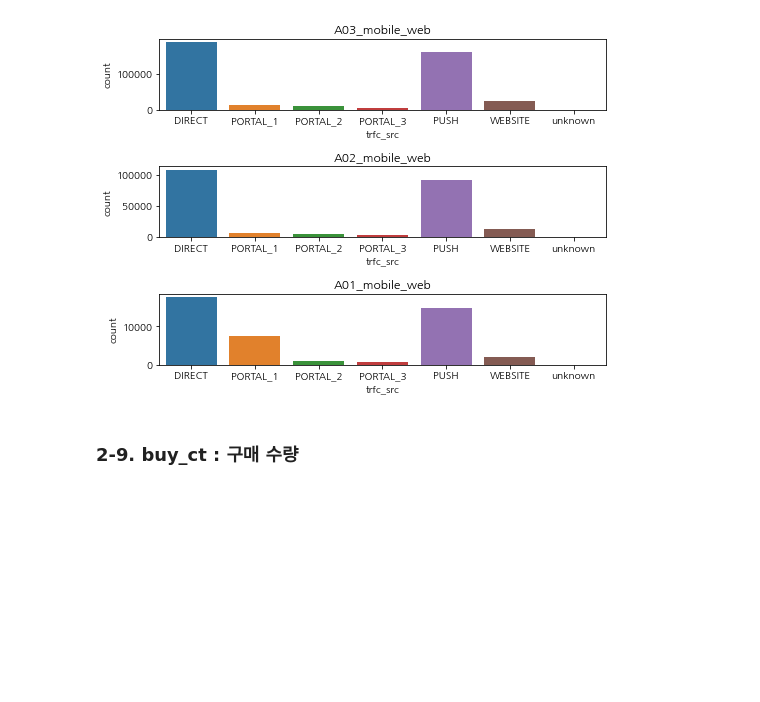
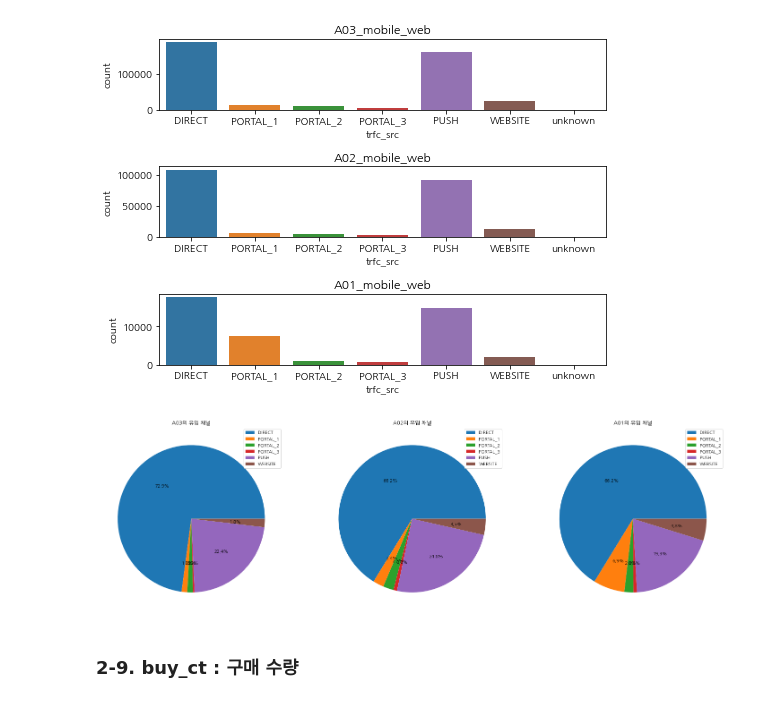
Before and after one commit to PEBpung/Lpoint-Hackathon, a Jupyter notebook: src/03.데이터_결측치_처리.ipynb, the cells around one changed output. Saved outputs shown, nothing was run; the diff lists cells and outputs as text; code cells hidden in the pictures; blank space fills up the shorter version.

```diff
--- a/src/03.데이터_결측치_처리.ipynb
+++ b/src/03.데이터_결측치_처리.ipynb
@@ -435,6 +451,29 @@ change_trfc(dvc)
 plot_trfc(dvc)
 # %% [output]
 [figure]
+# %%
+online_A03 = online[online['biz_unit']=='A03']
+online_A02 = online[online['biz_unit']=='A02']
+online_A01 = online[online['biz_unit']=='A01']
+# %%
+fig, axs = plt.subplots(1, 3, figsize=(25, 8))
+labels = ['DIRECT', 'PORTAL_1', 'PORTAL_2', 'PORTAL_3', 'PUSH', 'WEBSITE', 'unknown']
+
+axs[0].pie(online_A03['trfc_src'].value_counts().sort_index(), autopct='%0.1f%%')
+axs[0].legend(labels)
+axs[0].set_title('A03의 유입 채널')
+
+axs[1].pie(online_A02['trfc_src'].value_counts().sort_index(), autopct='%0.1f%%')
+axs[1].legend(labels)
+axs[1].set_title('A02의 유입 채널')
+
+axs[2].pie(online_A01['trfc_src'].value_counts().sort_index(), autopct='%0.1f%%')
+axs[2].legend(labels)
+axs[2].set_title('A01의 유입 채널')
+
+plt.show()
+# %% [output]
+[figure, added]
 # %%
 online = pd.concat([online_A01,online_A02,online_A03])
 # %%
```
Also changed, not shown: parts of 4 cells of this notebook, 1 other file.
